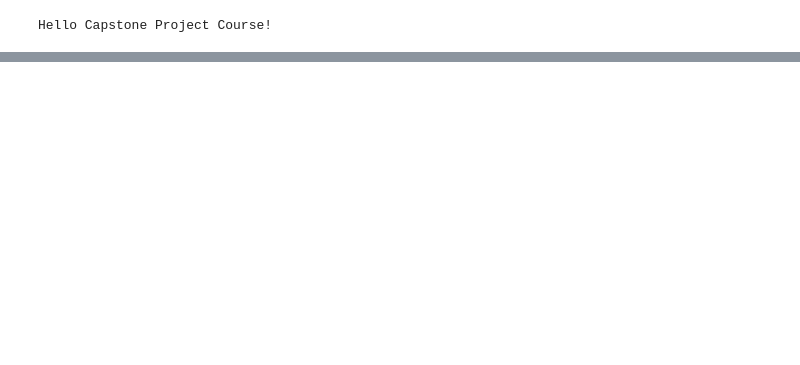
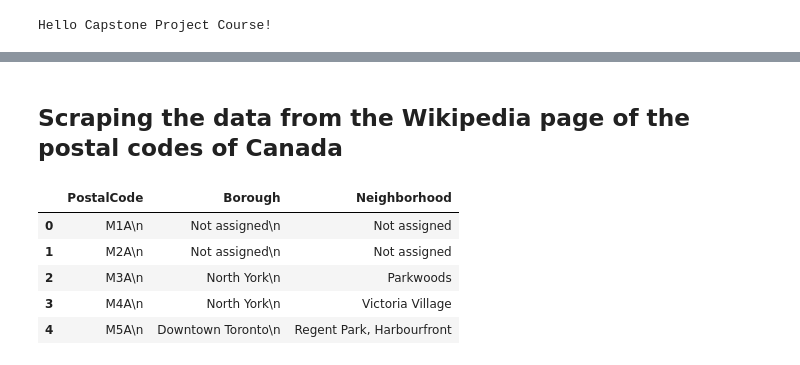
Before and after one commit to AbhishekRReddy/Coursera_Capstone, a Jupyter notebook: Applied Data Science Capstone Project.ipynb, the cells around one changed output, grey strips where cells are left out. Cells and saved outputs as stored; diff of their text form; code cells hidden in the pictures; blank space fills up the shorter version.

```diff
--- a/Applied Data Science Capstone Project.ipynb
+++ b/Applied Data Science Capstone Project.ipynb
@@ -13,0 +55,34 @@ Hello Capstone Project Course!
+# %% [markdown]
+## Scraping the data from the Wikipedia page of the postal codes of Canada
+# %%
+data = requests.get('https://en.wikipedia.org/wiki/List_of_postal_codes_of_Canada:_M').text
+# %%
+# parse data from the html into a beautifulsoup object
+soup = BeautifulSoup(data, 'html.parser')
+# %%
+# create three lists to store table data
+postalCodeList = []
+boroughList = []
+neighborhoodList = []
+# %%
+# append the data into the respective lists
+for row in soup.find('table').find_all('tr'):
+    cells = row.find_all('td')
+    if(len(cells) > 0):
+        postalCodeList.append(cells[0].text)
+        boroughList.append(cells[1].text)
+        neighborhoodList.append(cells[2].text.rstrip('\n')) # avoid new lines in neighborhood cell
+# %%
+# create a new DataFrame from the three lists
+toronto_df = pd.DataFrame({"PostalCode": postalCodeList,
+                           "Borough": boroughList,
+                           "Neighborhood": neighborhoodList})
+
+toronto_df.head()
+# %% [output]
+|  | PostalCode | Borough | Neighborhood |
+| 0 | M1A\n | Not assigned\n | Not assigned |
+| 1 | M2A\n | Not assigned\n | Not assigned |
+| 2 | M3A\n | North York\n | Parkwoods |
+| 3 | M4A\n | North York\n | Victoria Village |
+| 4 | M5A\n | Downtown Toronto\n | Regent Park, Harbourfront |
```
Also changed, not shown: parts of 12 cells of this notebook.
